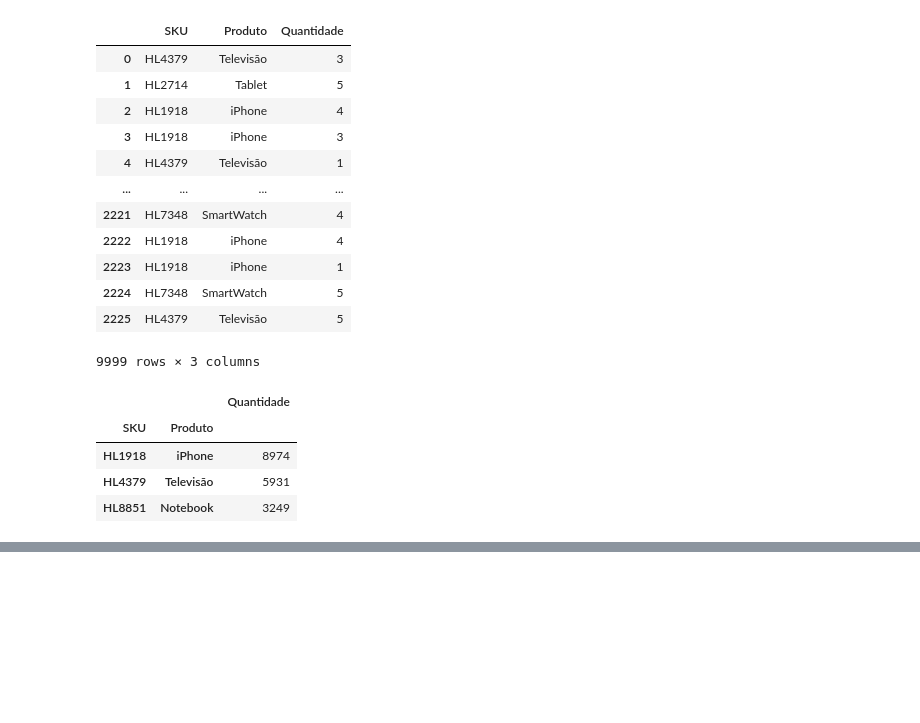
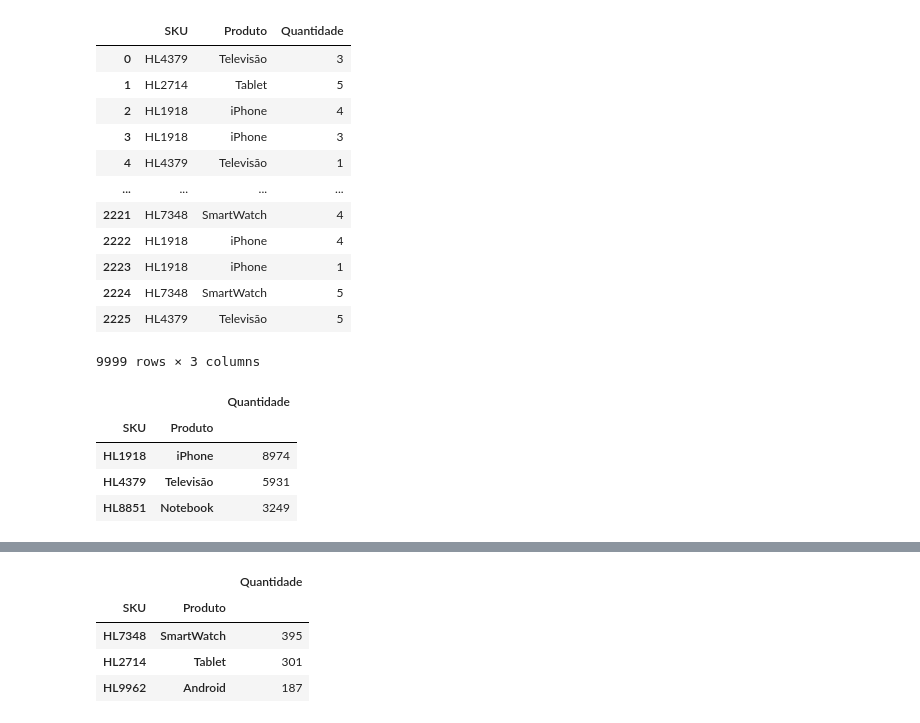
Before and after one commit to leandroclv/python_data_science, a Jupyter notebook: projeto_2/projeto_2.ipynb, the cells around one changed output, grey strips where cells are left out. Cells and saved outputs as stored; diff of their text form; code cells hidden in the pictures; blank space fills up the shorter version.

```diff
--- a/projeto_2/projeto_2.ipynb
+++ b/projeto_2/projeto_2.ipynb
@@ -501,2 +522,10 @@ display(quant_produto_v1)
 # %%
 #Quantidade de devoluções: identificar os 3 produtos e as 3 lojas que estão gerando mais devoluções
+quant_produto_dev1 = total_devolucoes[['SKU', 'Produto', 'Quantidade']].groupby(['SKU', 'Produto']).sum().sort_values(by='Quantidade', ascending=False)
+display(quant_produto_dev1.head(3))
+# %% [output]
+|  |  | Quantidade |
+| SKU | Produto |  |
+| HL7348 | SmartWatch | 395 |
+| HL2714 | Tablet | 301 |
+| HL9962 | Android | 187 |
```
Also changed, not shown: parts of 6 cells of this notebook.
